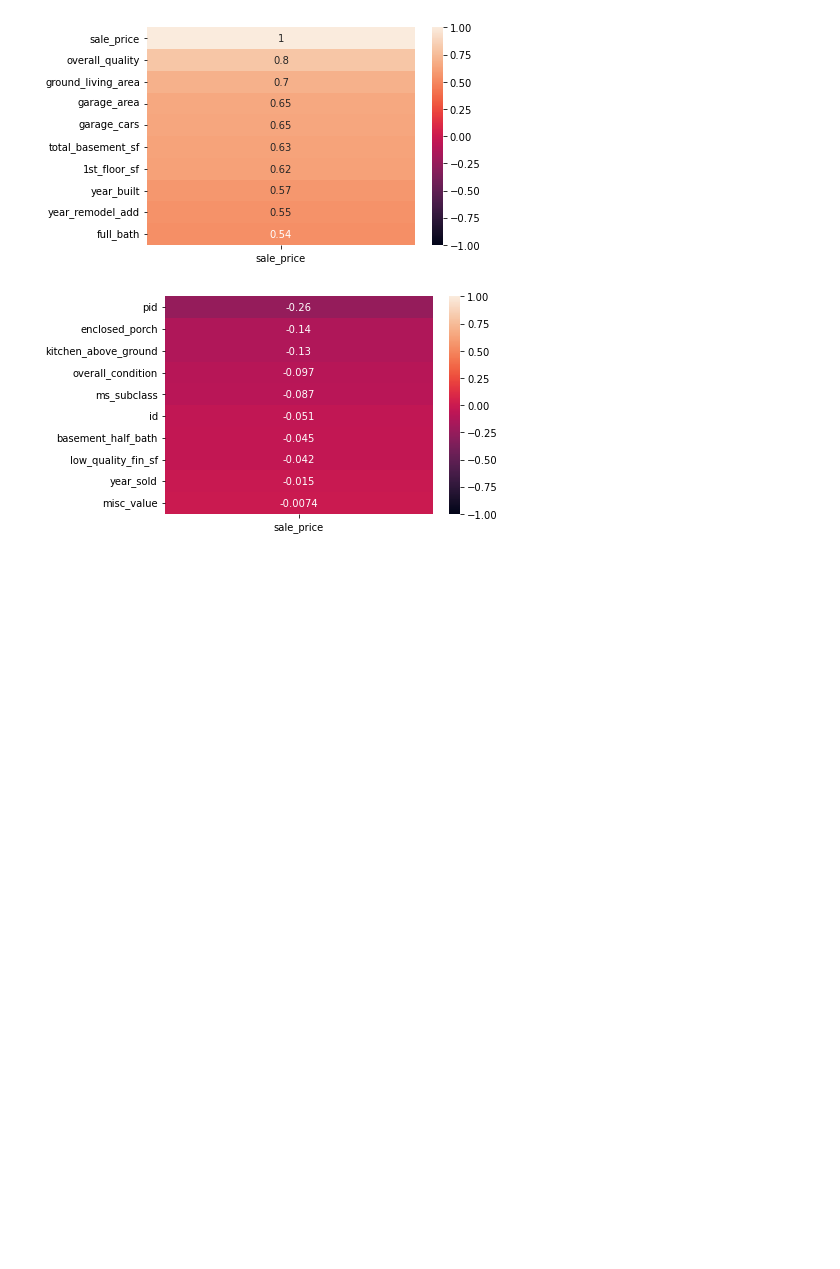
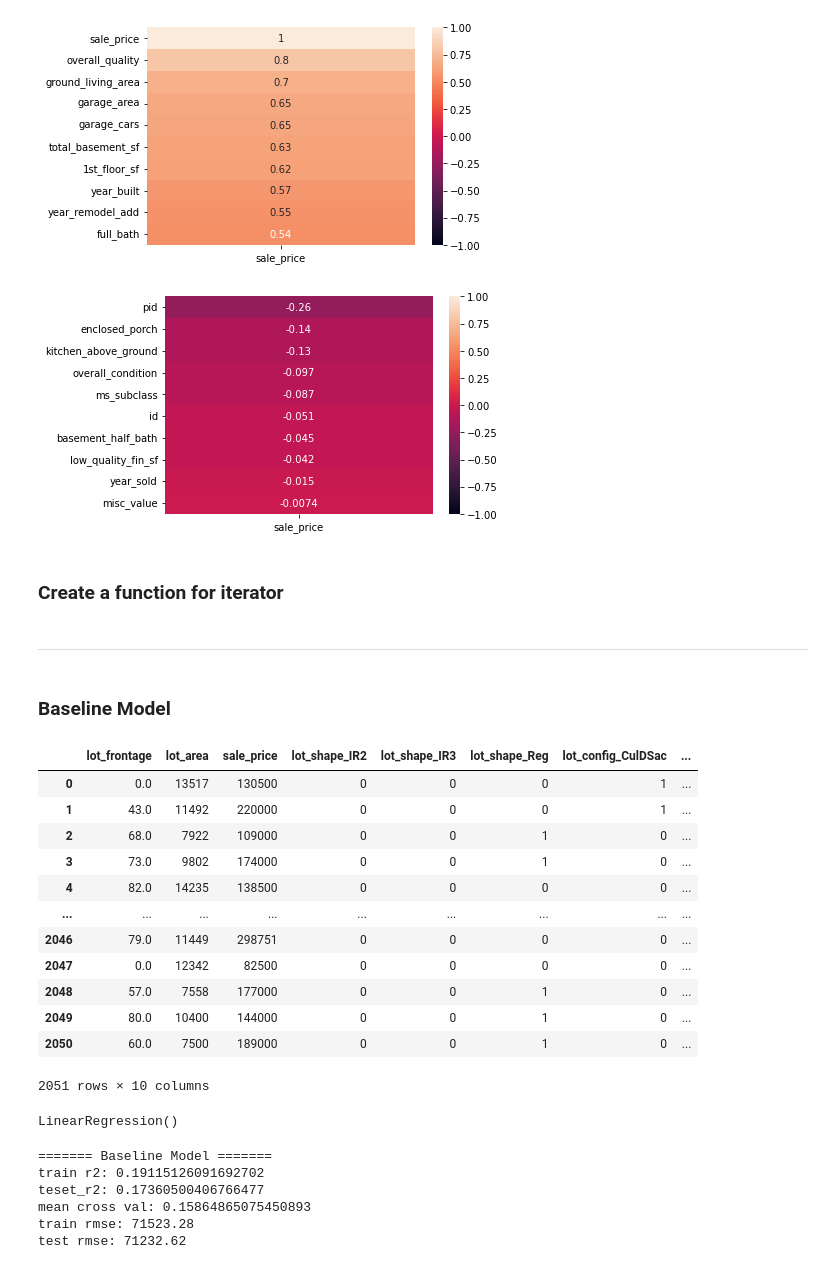
Before and after one commit to krisgch/dsi_project_ames, a Jupyter notebook: ames_data_cleaning.ipynb, the cells around one changed output. Cells and saved outputs as stored; diff of their text form; code cells hidden in the pictures; blank space fills up the shorter version.

Commit message:
created baseline model

```diff
--- a/ames_data_cleaning.ipynb
+++ b/ames_data_cleaning.ipynb
@@ -373,3 +408,5 @@ sns.heatmap(df.corr()[['sale_price']].sort_values('sale_price',ascending=True).h
             vmax=1);
 # %% [output]
 [figure]
+# %% [markdown]
+### Create a function for iterator
@@ -375,0 +454,34 @@ sns.heatmap(df.corr()[['sale_price']].sort_values('sale_price',ascending=True).h
+# %% [markdown]
+---
+# %% [markdown]
+### Baseline Model
+# %%
+# Clean up lot and investigate
+
+# Create selected dataframe
+cols = lot_group.append('sale_price')
+
+selected_df = df[lot_group]
+
+# Clean dataframe
+selected_df['lot_frontage'].fillna(0,inplace=True)
+
+# Dummy up
+selected_df = pd.get_dummies(columns=['lot_shape','lot_config'], data = selected_df, drop_first=True)
+
+# Check dataframe
+selected_df
+# %% [output]
+|  | lot_frontage | lot_area | sale_price | lot_shape_IR2 | lot_shape_IR3 | lot_shape_Reg | lot_config_CulDSac | ... |
+| 0 | 0.0 | 13517 | 130500 | 0 | 0 | 0 | 1 | ... |
+| 1 | 43.0 | 11492 | 220000 | 0 | 0 | 0 | 1 | ... |
+| 2 | 68.0 | 7922 | 109000 | 0 | 0 | 1 | 0 | ... |
+| 3 | 73.0 | 9802 | 174000 | 0 | 0 | 1 | 0 | ... |
+| 4 | 82.0 | 14235 | 138500 | 0 | 0 | 0 | 0 | ... |
+| ... | ... | ... | ... | ... | ... | ... | ... | ... |
+| 2046 | 79.0 | 11449 | 298751 | 0 | 0 | 0 | 0 | ... |
+| 2047 | 0.0 | 12342 | 82500 | 0 | 0 | 0 | 0 | ... |
+| 2048 | 57.0 | 7558 | 177000 | 0 | 0 | 1 | 0 | ... |
+| 2049 | 80.0 | 10400 | 144000 | 0 | 0 | 1 | 0 | ... |
+| 2050 | 60.0 | 7500 | 189000 | 0 | 0 | 1 | 0 | ... |
+2051 rows × 10 columns
@@ -375,0 +496,33 @@ sns.heatmap(df.corr()[['sale_price']].sort_values('sale_price',ascending=True).h
+# %%
+lr.fit(X_train,y_train)
+# %% [output]
+LinearRegression()
+# %%
+# predict
+y_train_preds = lr.predict(X_train)
+y_test_preds = lr.predict(X_test)
+
+# train test score
+train_r2 = lr.score(X_train,y_train)
+test_r2 = lr.score(X_test,y_test)
+
+# cross validation score
+mean_cross_val = cross_val_score(lr, X_train, y_train).mean()
+
+# metrics (comparing y_preds with y)
+rmse_train = round(metrics.mean_squared_error(y_train,y_train_preds,squared=False),2)
+rmse_test = round(metrics.mean_squared_error(y_test,y_test_preds,squared=False),2)
+
+print(" Baseline Model ".center(30, "="))
+print(f"train r2: {train_r2}")
+print(f"teset_r2: {test_r2}")
+print(f"mean cross val: {mean_cross_val}")
+print(f"train rmse: {rmse_train}")
+print(f"test rmse: {rmse_test}")
+# %% [output]
+======= Baseline Model =======
+train r2: 0.19115126091692702
+teset_r2: 0.17360500406766477
+mean cross val: 0.15864865075450893
+train rmse: 71523.28
+test rmse: 71232.62
```
Also changed, not shown: parts of 7 cells of this notebook.
